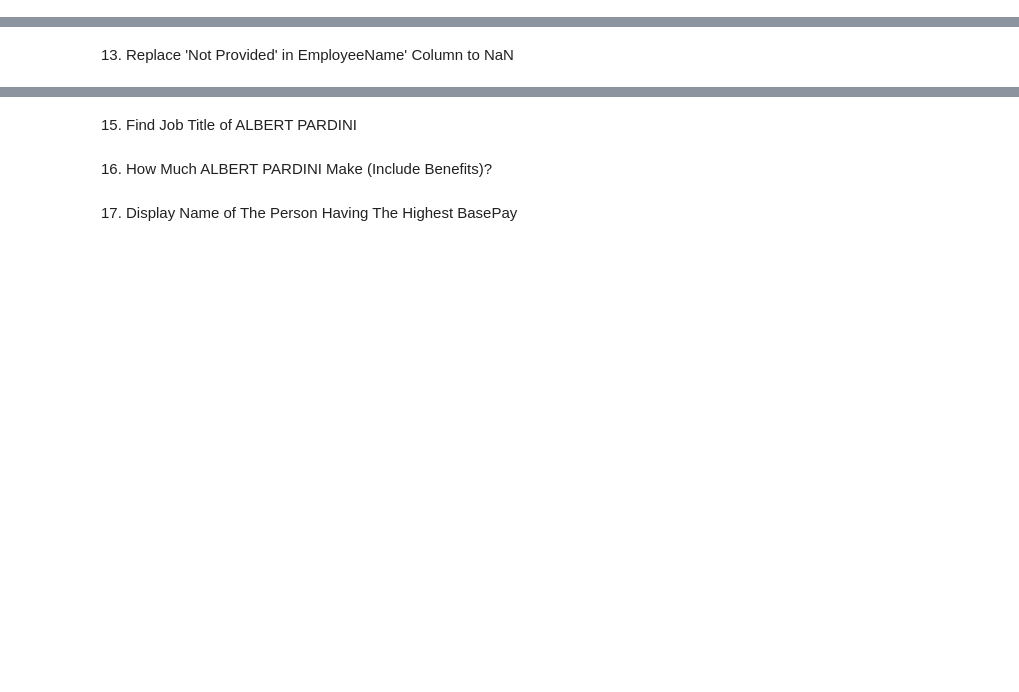
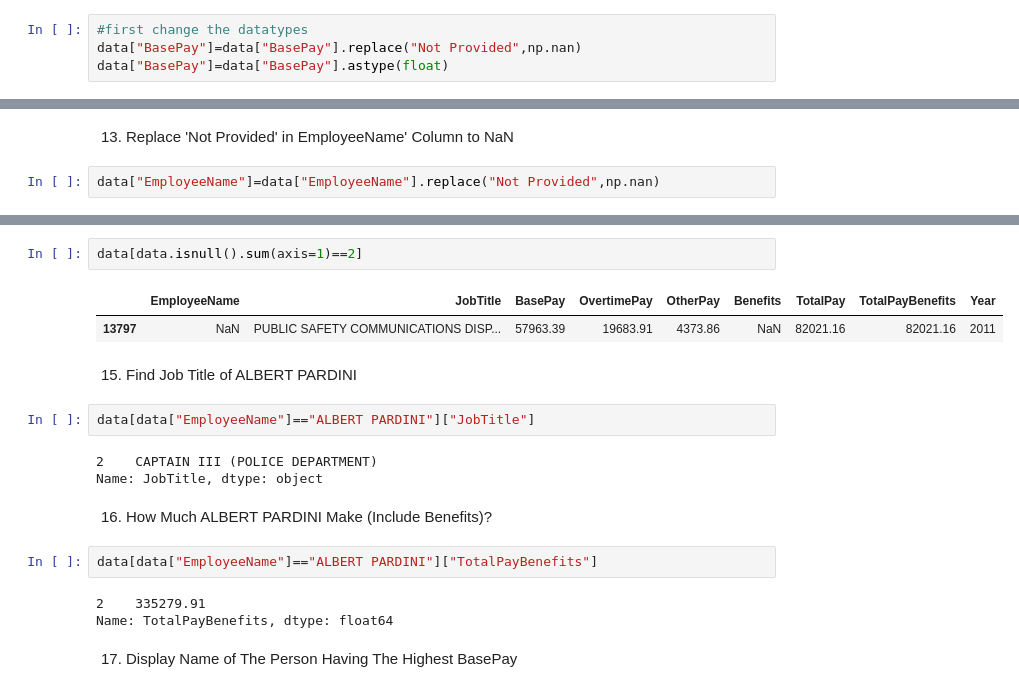
Before and after one commit to snehuvarbhe/Learn_basics_of_python, a Jupyter notebook: DAY3_data_analysis_with_pandas/San_Francisco_city_employee_salary_data.ipynb, the cells around one changed output, grey strips where cells are left out. Drawn from its saved outputs; the diff is of its cells as text; blank space fills up the shorter version.

```diff
--- a/DAY3_data_analysis_with_pandas/San_Francisco_city_employee_salary_data.ipynb
+++ b/DAY3_data_analysis_with_pandas/San_Francisco_city_employee_salary_data.ipynb
@@ -138,2 +161,6 @@ data[data["JobTitle"].str.contains("Captain",case=False)]
 # %% [markdown]
 12. Find Minimum, Maximum, and Average BasePay
+# %%
+#first change the datatypes
+data["BasePay"]=data["BasePay"].replace("Not Provided",np.nan)
+data["BasePay"]=data["BasePay"].astype(float)
@@ -140,3 +179,5 @@ data[data["JobTitle"].str.contains("Captain",case=False)]
 # %% [markdown]
 13. Replace 'Not Provided' in EmployeeName' Column to NaN
+# %%
+data["EmployeeName"]=data["EmployeeName"].replace("Not Provided",np.nan)
 # %% [markdown]
@@ -144,6 +198,21 @@ data[data["JobTitle"].str.contains("Captain",case=False)]
+# %%
+data[data.isnull().sum(axis=1)==2]
+# %% [output]
+|  | EmployeeName | JobTitle | BasePay | OvertimePay | OtherPay | Benefits | TotalPay | TotalPayBenefits | Year |
+| 13797 | NaN | PUBLIC SAFETY COMMUNICATIONS DISP... | 57963.39 | 19683.91 | 4373.86 | NaN | 82021.16 | 82021.16 | 2011 |
 # %% [markdown]
 15. Find Job Title of ALBERT PARDINI
+# %%
+data[data["EmployeeName"]=="ALBERT PARDINI"]["JobTitle"]
+# %% [output]
+2    CAPTAIN III (POLICE DEPARTMENT)
+Name: JobTitle, dtype: object
 # %% [markdown]
 16. How Much ALBERT PARDINI Make (Include Benefits)?
+# %%
+data[data["EmployeeName"]=="ALBERT PARDINI"]["TotalPayBenefits"]
+# %% [output]
+2    335279.91
+Name: TotalPayBenefits, dtype: float64
 # %% [markdown]
 17. Display Name of The Person Having The Highest BasePay
```
Also changed, not shown: parts of 18 cells of this notebook.
